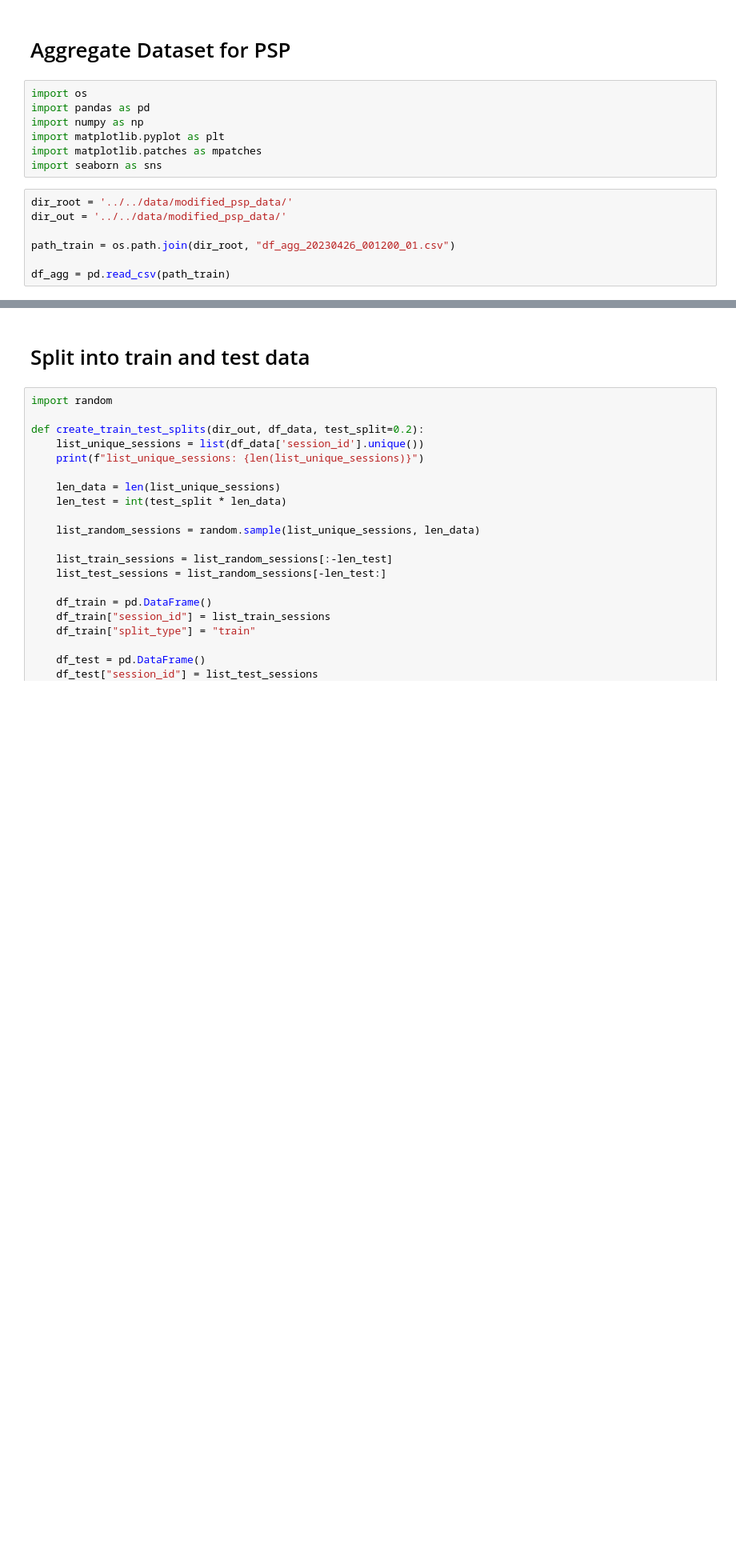
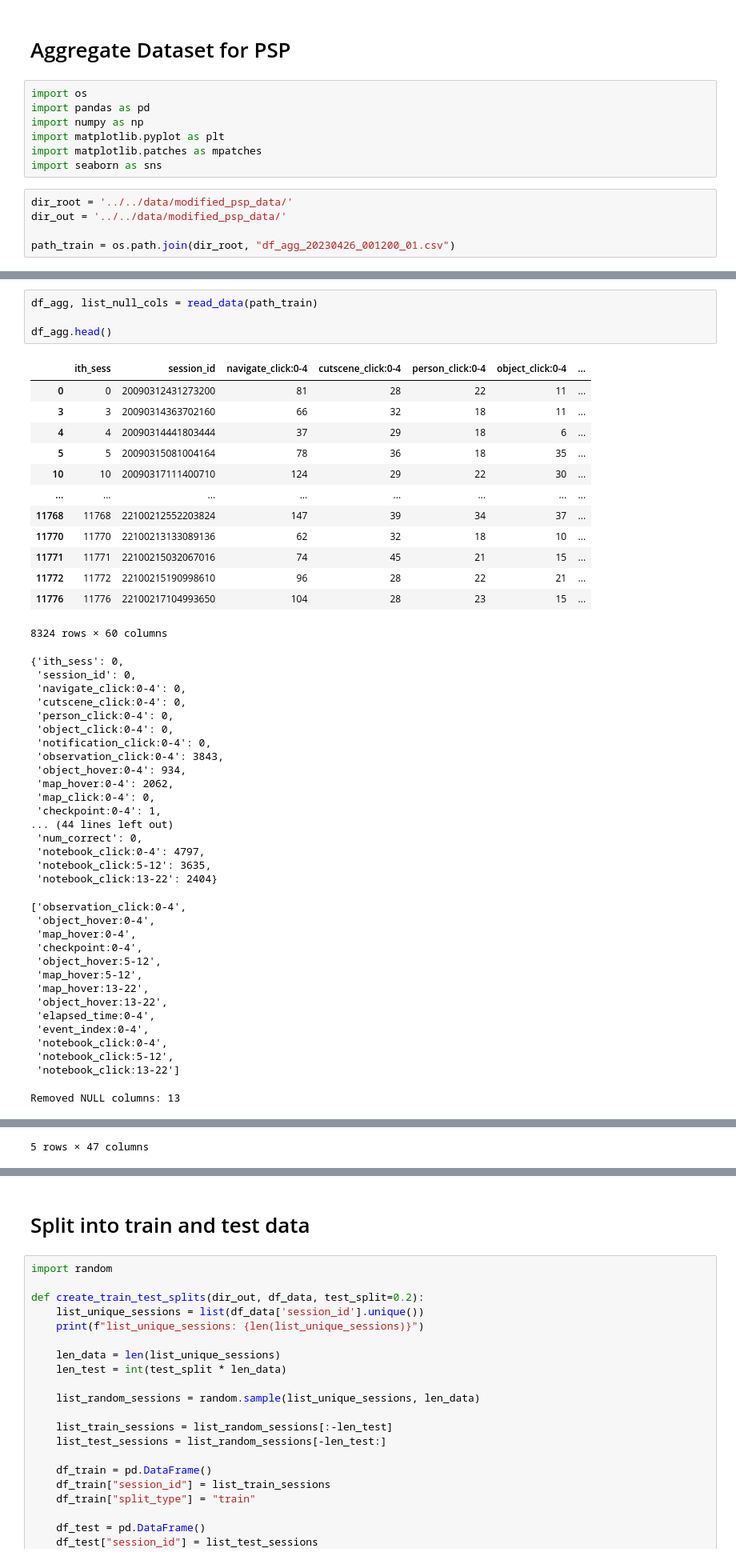
Before and after one commit to krishnaShreedhar/psp, a Jupyter notebook: src/notebooks/eda_agg_data.ipynb, the cells around one changed output, grey strips where cells are left out. Shown: that part at 80% size. Drawn from its saved outputs; the diff is of its cells as text; blank space fills up the shorter version.

```diff
--- a/src/notebooks/eda_agg_data.ipynb
+++ b/src/notebooks/eda_agg_data.ipynb
@@ -12,5 +12,3 @@ dir_root = '../../data/modified_psp_data/'
 dir_out = '../../data/modified_psp_data/'
 
 path_train = os.path.join(dir_root, "df_agg_20230426_001200_01.csv")
-
-df_agg = pd.read_csv(path_train)
@@ -20,0 +45,49 @@ len(list(df_agg.columns))
+# %%
+df_agg, list_null_cols = read_data(path_train)
+
+df_agg.head()
+# %% [output]
+|  | ith_sess | session_id | navigate_click:0-4 | cutscene_click:0-4 | person_click:0-4 | object_click:0-4 | ... |
+| 0 | 0 | 20090312431273200 | 81 | 28 | 22 | 11 | ... |
+| 3 | 3 | 20090314363702160 | 66 | 32 | 18 | 11 | ... |
+| 4 | 4 | 20090314441803444 | 37 | 29 | 18 | 6 | ... |
+| 5 | 5 | 20090315081004164 | 78 | 36 | 18 | 35 | ... |
+| 10 | 10 | 20090317111400710 | 124 | 29 | 22 | 30 | ... |
+| ... | ... | ... | ... | ... | ... | ... | ... |
+| 11768 | 11768 | 22100212552203824 | 147 | 39 | 34 | 37 | ... |
+| 11770 | 11770 | 22100213133089136 | 62 | 32 | 18 | 10 | ... |
+| 11771 | 11771 | 22100215032067016 | 74 | 45 | 21 | 15 | ... |
+| 11772 | 11772 | 22100215190998610 | 96 | 28 | 22 | 21 | ... |
+| 11776 | 11776 | 22100217104993650 | 104 | 28 | 23 | 15 | ... |
+8324 rows × 60 columns
+{'ith_sess': 0,
+ 'session_id': 0,
+ 'navigate_click:0-4': 0,
+ 'cutscene_click:0-4': 0,
+ 'person_click:0-4': 0,
+ 'object_click:0-4': 0,
+ 'notification_click:0-4': 0,
+ 'observation_click:0-4': 3843,
+ 'object_hover:0-4': 934,
+ 'map_hover:0-4': 2062,
+ 'map_click:0-4': 0,
+ 'checkpoint:0-4': 1,
+... (44 lines left out)
+ 'num_correct': 0,
+ 'notebook_click:0-4': 4797,
+ 'notebook_click:5-12': 3635,
+ 'notebook_click:13-22': 2404}
+['observation_click:0-4',
+ 'object_hover:0-4',
+ 'map_hover:0-4',
+ 'checkpoint:0-4',
+ 'object_hover:5-12',
+ 'map_hover:5-12',
+ 'map_hover:13-22',
+ 'object_hover:13-22',
+ 'elapsed_time:0-4',
+ 'event_index:0-4',
+ 'notebook_click:0-4',
+ 'notebook_click:5-12',
+ 'notebook_click:13-22']
+Removed NULL columns: 13
@@ -21,3 +100,4 @@ len(list(df_agg.columns))
+5 rows × 47 columns
 # %%
 list_id = [
     'ith_sess',
```
Also changed, not shown: parts of 12 cells of this notebook.
